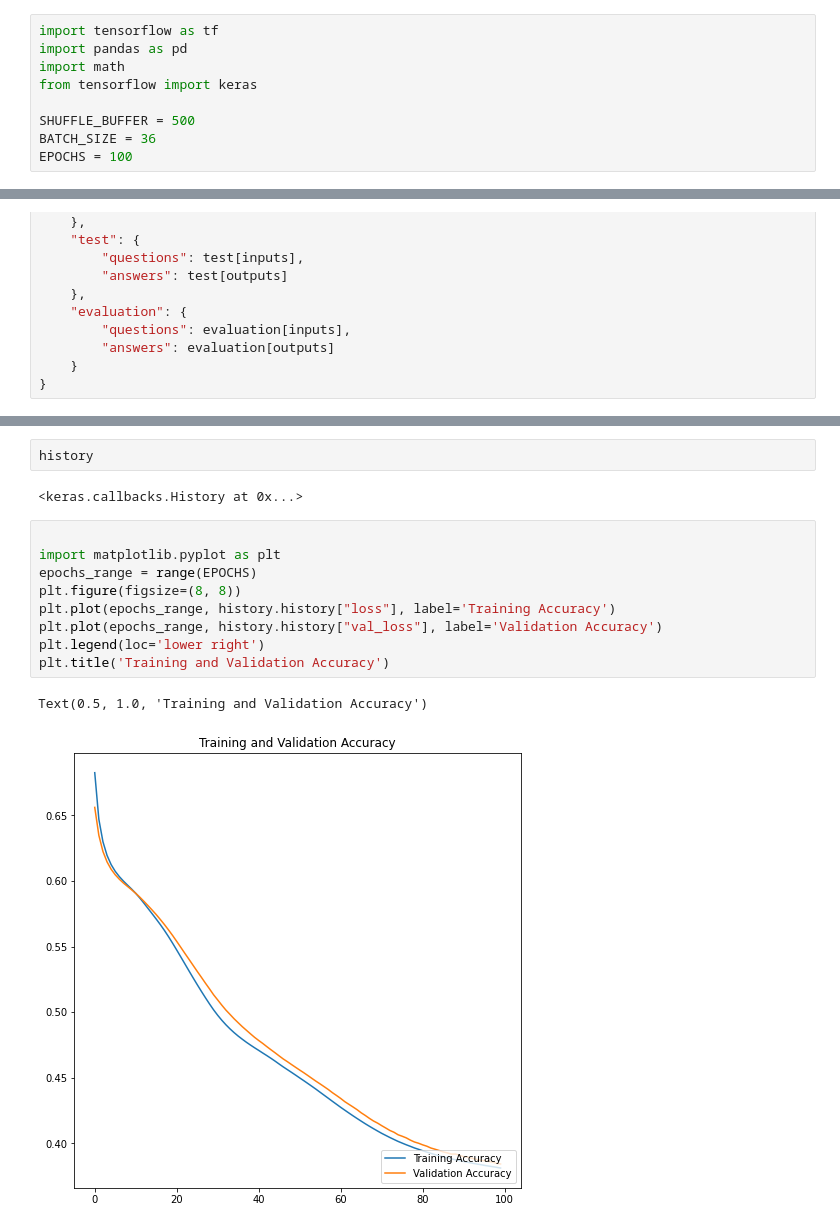
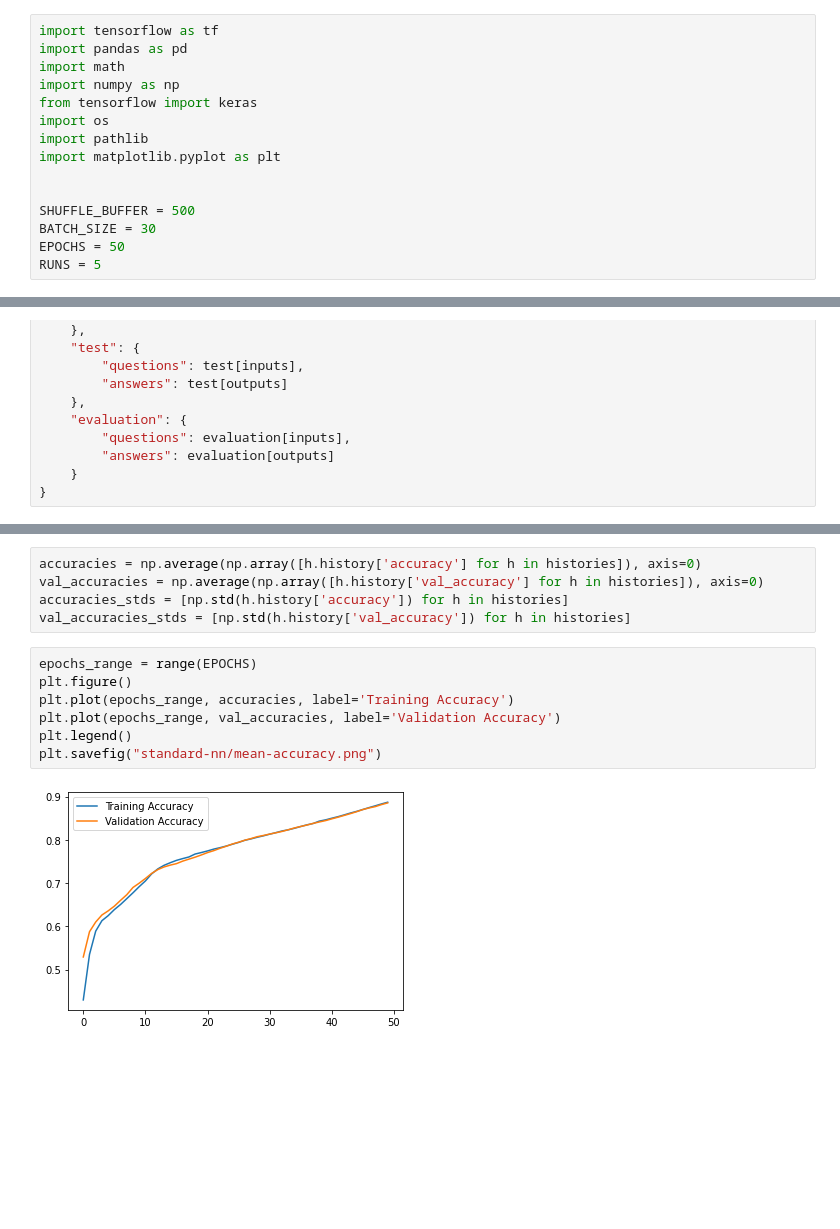
Before and after one commit to urishiraval/cos711-a2, a Jupyter notebook: experiment/NeuralNetwork.ipynb, the cells around one changed output, grey strips where cells are left out. Cells and saved outputs as stored; diff of their text form; blank space fills up the shorter version.

```diff
--- a/experiment/NeuralNetwork.ipynb
+++ b/experiment/NeuralNetwork.ipynb
@@ -2,11 +2,17 @@
 import tensorflow as tf
 import pandas as pd
 import math
+import numpy as np
 from tensorflow import keras
+import os
+import pathlib
+import matplotlib.pyplot as plt
+
 
 SHUFFLE_BUFFER = 500
-BATCH_SIZE = 36
-EPOCHS = 100
+BATCH_SIZE = 30
+EPOCHS = 50
+RUNS = 5
 # %%
 data = pd.read_csv('data/prepared_data.csv')
 
@@ -141,16 +148,14 @@ array([[0.17879936, 0.08531305, 0.8272298 ],
-# %%
-history
-# %% [output]
-<keras.callbacks.History at 0x...>
+# %%
+accuracies = np.average(np.array([h.history['accuracy'] for h in histories]), axis=0)
+val_accuracies = np.average(np.array([h.history['val_accuracy'] for h in histories]), axis=0)
+accuracies_stds = [np.std(h.history['accuracy']) for h in histories]
+val_accuracies_stds = [np.std(h.history['val_accuracy']) for h in histories]
 # %%
-
-import matplotlib.pyplot as plt
 epochs_range = range(EPOCHS)
-plt.figure(figsize=(8, 8))
-plt.plot(epochs_range, history.history["loss"], label='Training Accuracy')
-plt.plot(epochs_range, history.history["val_loss"], label='Validation Accuracy')
-plt.legend(loc='lower right')
-plt.title('Training and Validation Accuracy')
+plt.figure()
+plt.plot(epochs_range, accuracies, label='Training Accuracy')
+plt.plot(epochs_range, val_accuracies, label='Validation Accuracy')
+plt.legend()
+plt.savefig("standard-nn/mean-accuracy.png")
 # %% [output]
-Text(0.5, 1.0, 'Training and Validation Accuracy')
-[figure, old version]
+[figure, new version]
```
Also changed, not shown: parts of 11 cells of this notebook, 43 other files.
